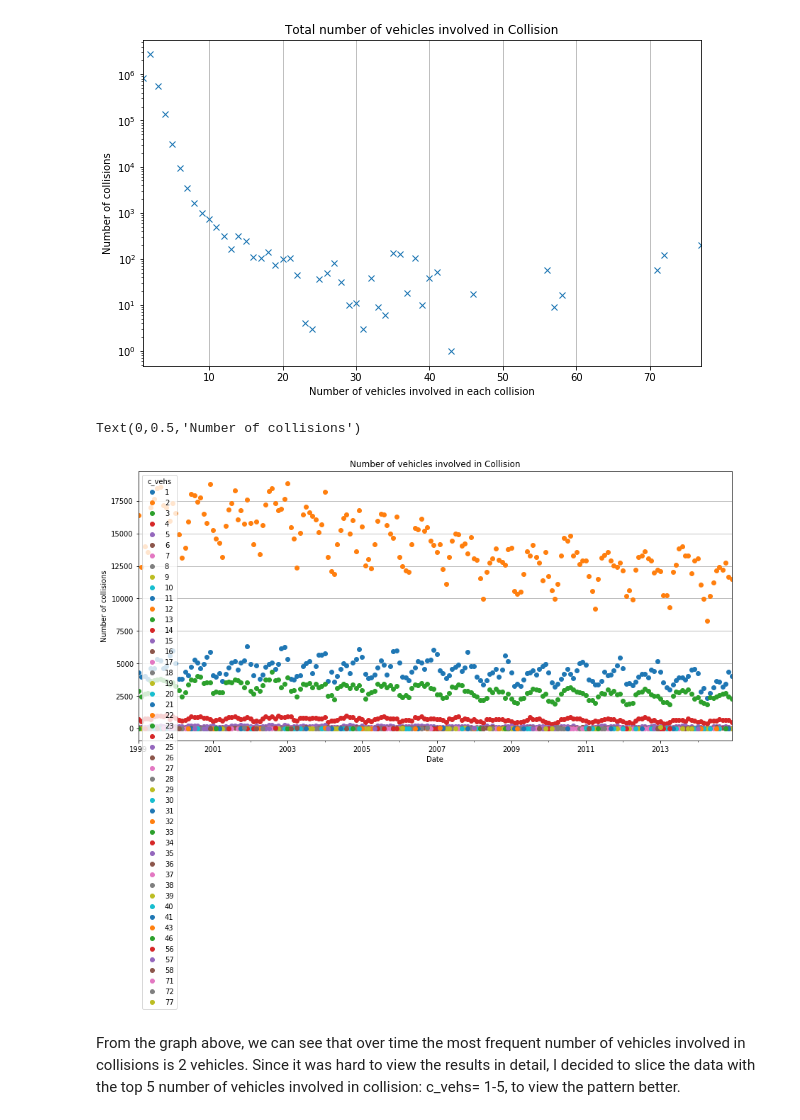
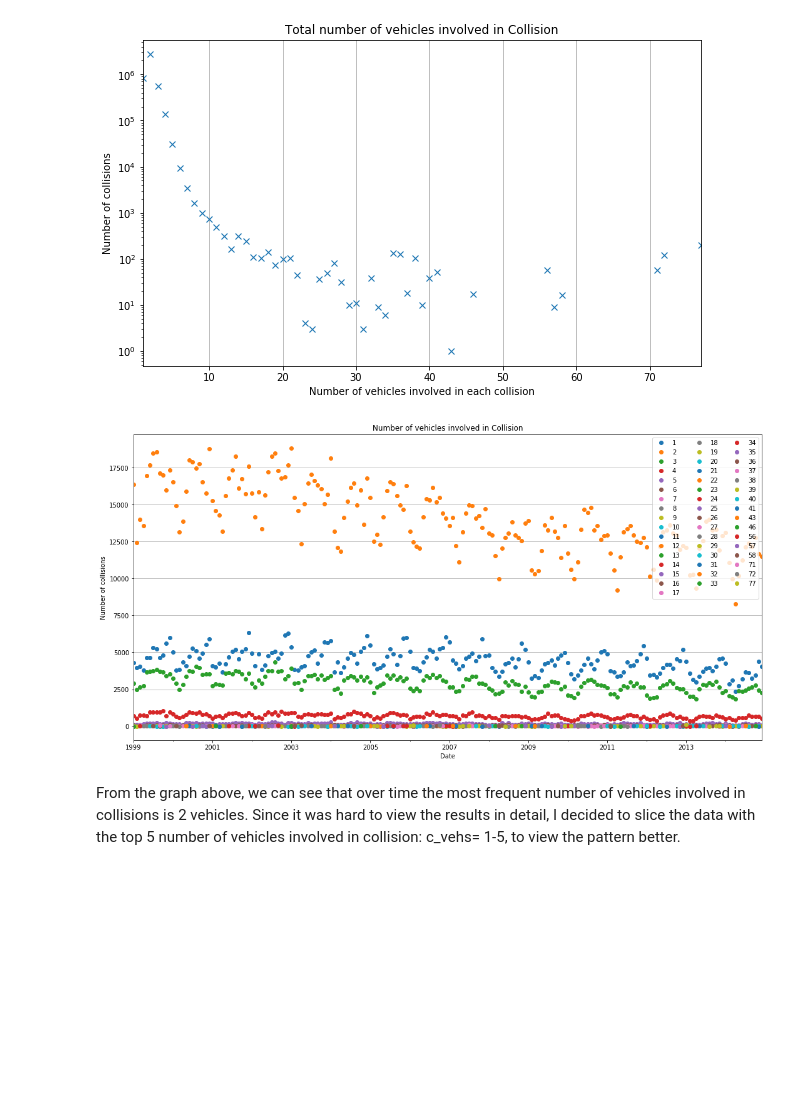
Before and after one commit to rynho/3250-G3, a Jupyter notebook: jupyterNB/Chae.ipynb, the cells around one changed output. Drawn from its saved outputs; the diff is of its cells as text; code cells hidden in the pictures; blank space fills up the shorter version.

```diff
--- a/jupyterNB/Chae.ipynb
+++ b/jupyterNB/Chae.ipynb
@@ -116,13 +116,13 @@ plt.ylabel('Number of collisions');
 # %%
 #Visualize the result
 vehs=df1.groupby(['date','c_vehs']).size().unstack()
-vehs.iloc[:].plot(style = 'o', figsize=(15,7), title = 'Number of vehicles involved in Collision')
+vehs.iloc[:].plot(style = 'o', figsize=(18,9), title = 'Number of vehicles involved in Collision')
 plt.grid(axis='y')
 plt.xlabel('Date')
+plt.legend(ncol=3)
 plt.ylabel('Number of collisions');
 # %% [output]
-Text(0,0.5,'Number of collisions')
-[figure, old version]
+[figure, new version]
 # %% [markdown]
 From the graph above, we can see that over time the most frequent number of vehicles involved in collisions is 2 vehicles. Since it was hard to view the results in detail, I decided to slice the data with the top 5 number of vehicles involved in collision: c_vehs= 1-5, to view the pattern better.
 # %%
```
Also changed, not shown: parts of 9 cells of this notebook.
